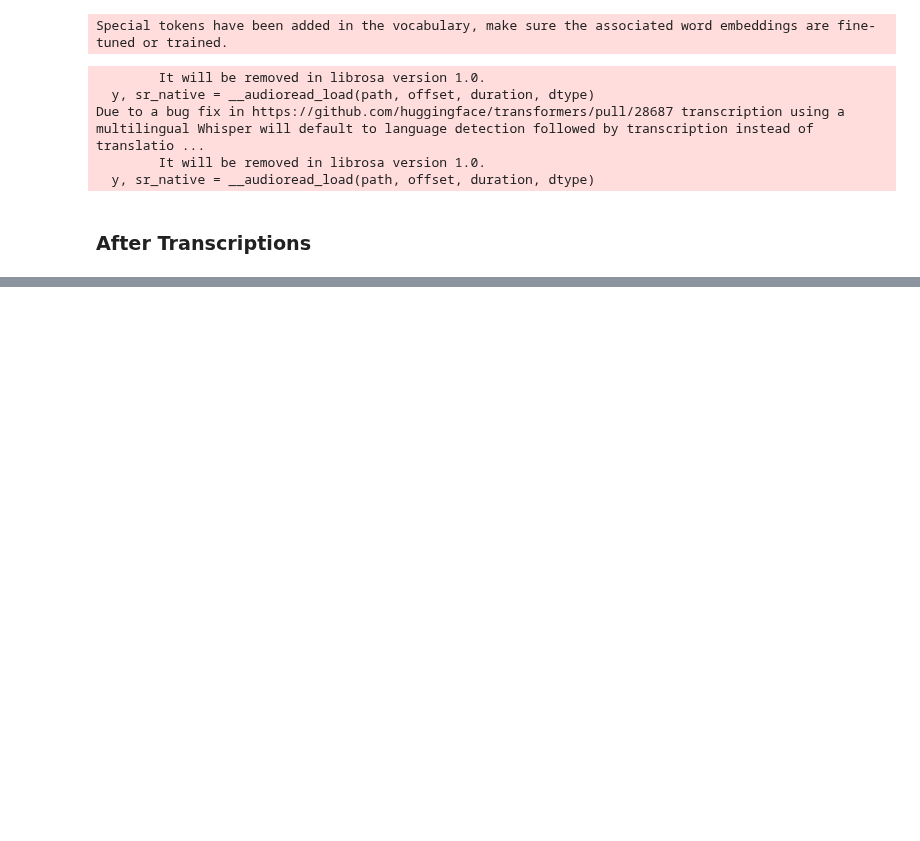
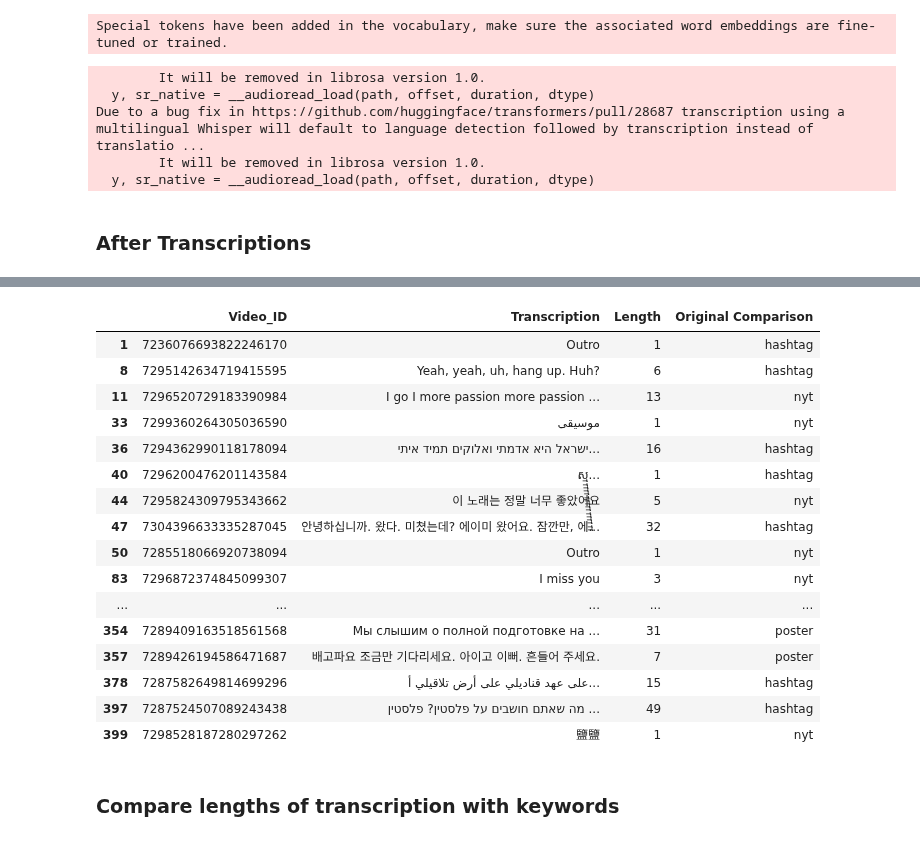
Before and after one commit to jyontika/CS315-Project-2, a Jupyter notebook: transcription/transcribe-videos.ipynb, the cells around one changed output, grey strips where cells are left out. Saved outputs shown, nothing was run; the diff lists cells and outputs as text; code cells hidden in the pictures; blank space fills up the shorter version.

```diff
--- a/transcription/transcribe-videos.ipynb
+++ b/transcription/transcribe-videos.ipynb
@@ -307,0 +326,23 @@ print(transcription_df.shape)
+# %%
+non_english_transcriptions
+# note some of these are english but would probably be filtered out anyway?
+# %% [output]
+|  | Video_ID | Transcription | Length | Original Comparison |
+| 1 | 7236076693822246170 | Outro | 1 | hashtag |
+| 8 | 7295142634719415595 | Yeah, yeah, uh, hang up. Huh? | 6 | hashtag |
+| 11 | 7296520729183390984 | I go I more passion more passion ... | 13 | nyt |
+| 33 | 7299360264305036590 | موسيقى | 1 | nyt |
+| 36 | 7294362990118178094 | ישראל היא אדמתי ואלוקים תמיד איתי... | 16 | hashtag |
+| 40 | 7296200476201143584 | ស្ម្ម្ម្ម្ម្ម្ម្ម្ម្ម្ម្ម្ម្ម្ម្ម... | 1 | hashtag |
+| 44 | 7295824309795343662 | 이 노래는 정말 너무 좋았어요 | 5 | nyt |
+| 47 | 7304396633335287045 | 안녕하십니까. 왔다. 미쳤는데? 에이미 왔어요. 잠깐만, 에... | 32 | hashtag |
+| 50 | 7285518066920738094 | Outro | 1 | nyt |
+| 83 | 7296872374845099307 | I miss you | 3 | nyt |
+| ... | ... | ... | ... | ... |
+| 354 | 7289409163518561568 | Мы слышим о полной подготовке на ... | 31 | poster |
+| 357 | 7289426194586471687 | 배고파요 조금만 기다리세요. 아이고 이뻐. 흔들어 주세요. | 7 | poster |
+| 378 | 7287582649814699296 | على عهد قناديلي على أرض تلاقيلي أ... | 15 | hashtag |
+| 397 | 7287524507089243438 | מה שאתם חושבים על פלסטין? פלסטין ... | 49 | hashtag |
+| 399 | 7298528187280297262 | 鹽鹽 | 1 | nyt |
+# %% [markdown]
+### Compare lengths of transcription with keywords
```
Also changed, not shown: parts of 17 cells of this notebook.
